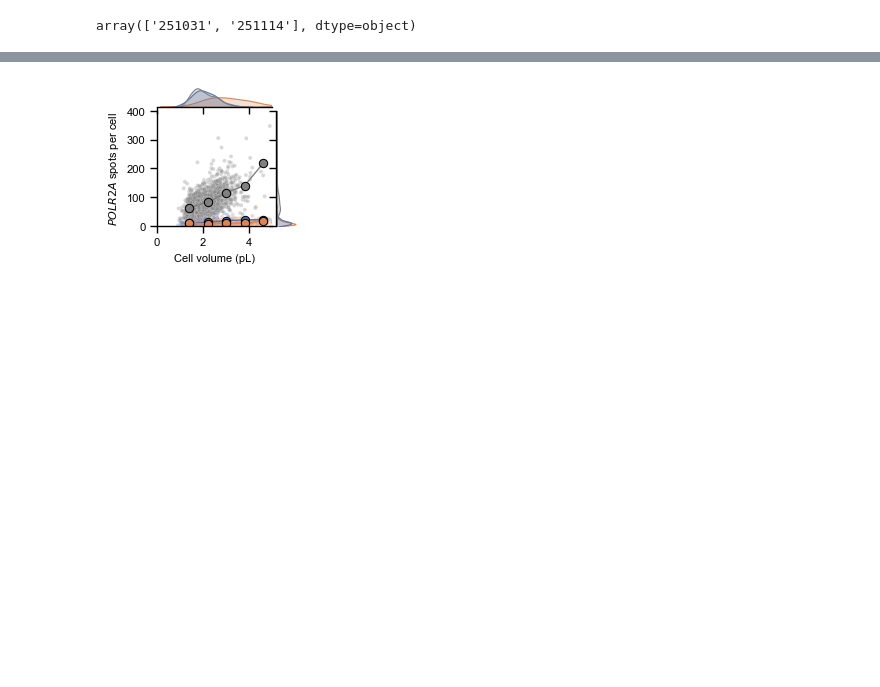
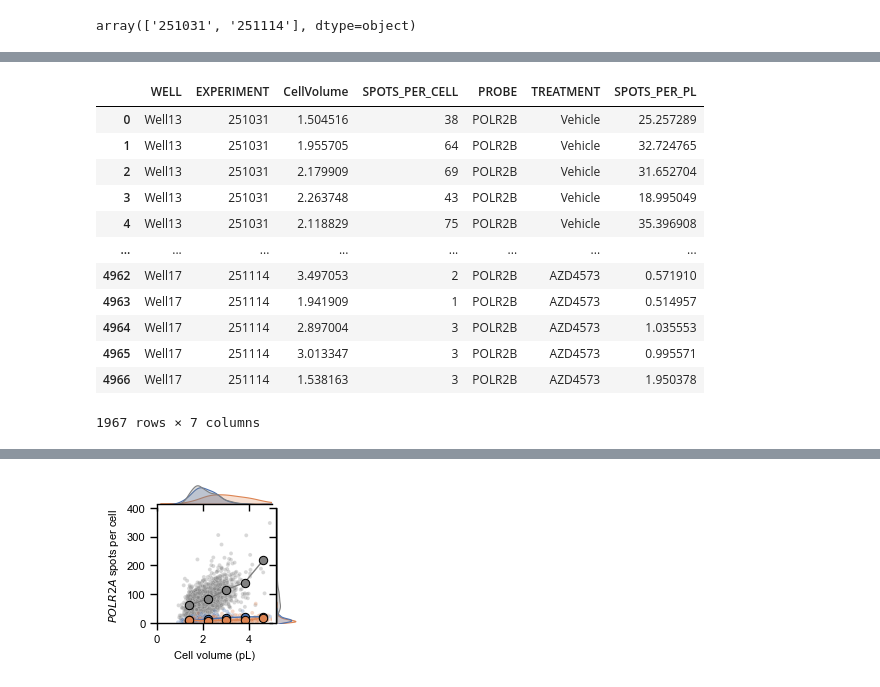
Before and after one commit to berrygroup/publications, a Jupyter notebook: 2026_POLR2A_homeostasis/Imaging/NikonSpinningDisk/mACmChPOLR2A_smFISH/smFISH_CB6644_AZD4573_triptolide.ipynb, the cells around one changed output, grey strips where cells are left out. Saved outputs shown, nothing was run; the diff lists cells and outputs as text; code cells hidden in the pictures; blank space fills up the shorter version.

```diff
--- a/2026_POLR2A_homeostasis/Imaging/NikonSpinningDisk/mACmChPOLR2A_smFISH/smFISH_CB6644_AZD4573_triptolide.ipynb
+++ b/2026_POLR2A_homeostasis/Imaging/NikonSpinningDisk/mACmChPOLR2A_smFISH/smFISH_CB6644_AZD4573_triptolide.ipynb
@@ -817,0 +866,16 @@ array(['251031', '251114'], dtype=object)
+# %%
+POLR2B_Plot
+# %% [output]
+|  | WELL | EXPERIMENT | CellVolume | SPOTS_PER_CELL | PROBE | TREATMENT | SPOTS_PER_PL |
+| 0 | Well13 | 251031 | 1.504516 | 38 | POLR2B | Vehicle | 25.257289 |
+| 1 | Well13 | 251031 | 1.955705 | 64 | POLR2B | Vehicle | 32.724765 |
+| 2 | Well13 | 251031 | 2.179909 | 69 | POLR2B | Vehicle | 31.652704 |
+| 3 | Well13 | 251031 | 2.263748 | 43 | POLR2B | Vehicle | 18.995049 |
+| 4 | Well13 | 251031 | 2.118829 | 75 | POLR2B | Vehicle | 35.396908 |
+| ... | ... | ... | ... | ... | ... | ... | ... |
+| 4962 | Well17 | 251114 | 3.497053 | 2 | POLR2B | AZD4573 | 0.571910 |
+| 4963 | Well17 | 251114 | 1.941909 | 1 | POLR2B | AZD4573 | 0.514957 |
+| 4964 | Well17 | 251114 | 2.897004 | 3 | POLR2B | AZD4573 | 1.035553 |
+| 4965 | Well17 | 251114 | 3.013347 | 3 | POLR2B | AZD4573 | 0.995571 |
+| 4966 | Well17 | 251114 | 1.538163 | 3 | POLR2B | AZD4573 | 1.950378 |
+1967 rows × 7 columns
```
Also changed, not shown: parts of 13 cells of this notebook, 7 other files.
